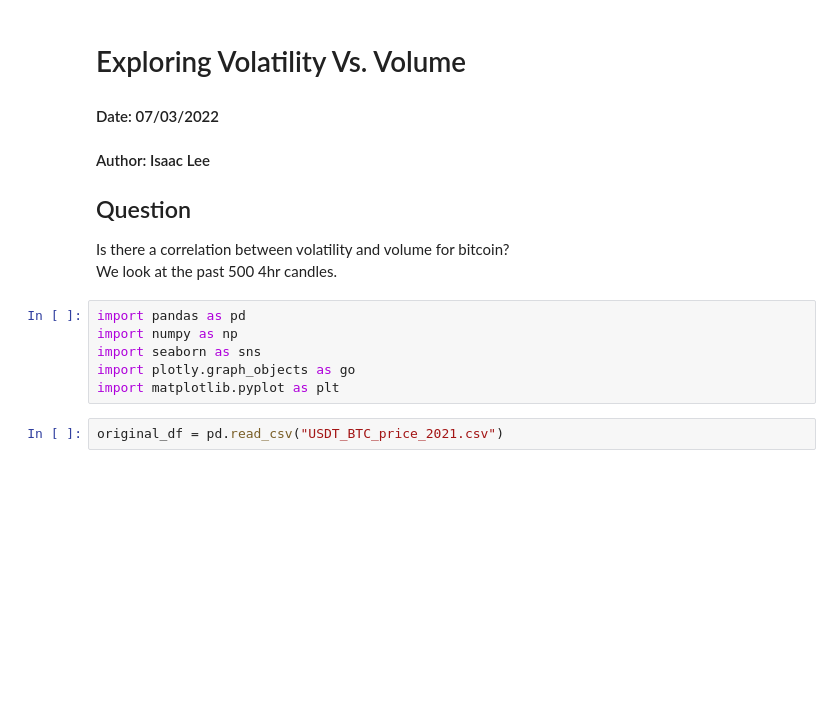
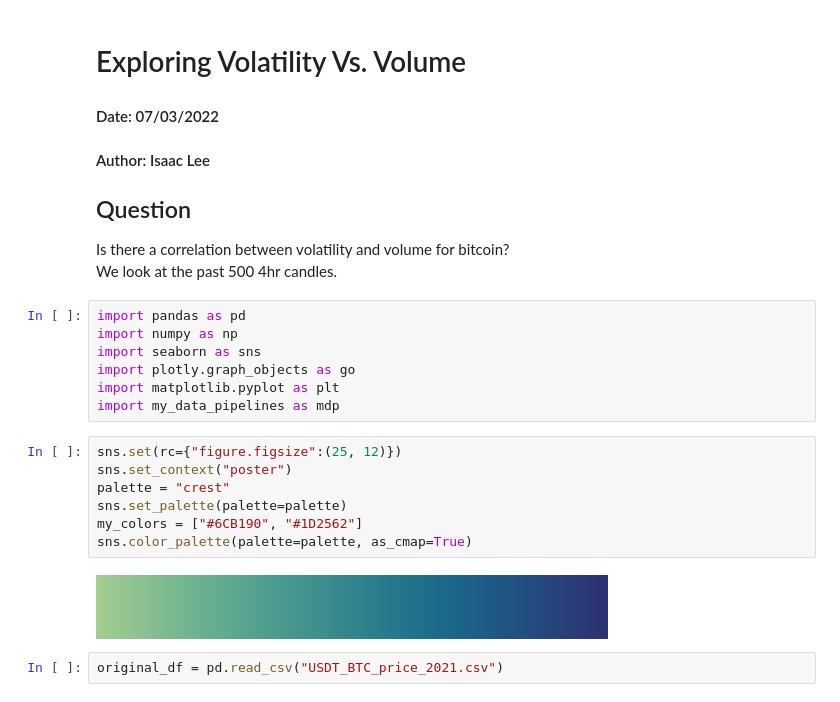
Before and after one commit to isaacjeffersonlee/icl-blockchain-group-shared, a Jupyter notebook: Notebooks/btc_volatility_volume/btc_volatility_volume.ipynb, the cells around one changed output. Drawn from its saved outputs; the diff is of its cells as text; blank space fills up the shorter version.

```diff
--- a/Notebooks/btc_volatility_volume/btc_volatility_volume.ipynb
+++ b/Notebooks/btc_volatility_volume/btc_volatility_volume.ipynb
@@ -13,6 +13,16 @@ import numpy as np
 import seaborn as sns
 import plotly.graph_objects as go
 import matplotlib.pyplot as plt
+import my_data_pipelines as mdp
+# %%
+sns.set(rc={"figure.figsize":(25, 12)})
+sns.set_context("poster")
+palette = "crest"
+sns.set_palette(palette=palette)
+my_colors = ["#6CB190", "#1D2562"]
+sns.color_palette(palette=palette, as_cmap=True)
+# %% [output]
+[figure, added]
 # %%
 original_df = pd.read_csv("USDT_BTC_price_2021.csv")
 # %%
```
Also changed, not shown: parts of 5 cells of this notebook, 3 other files.
